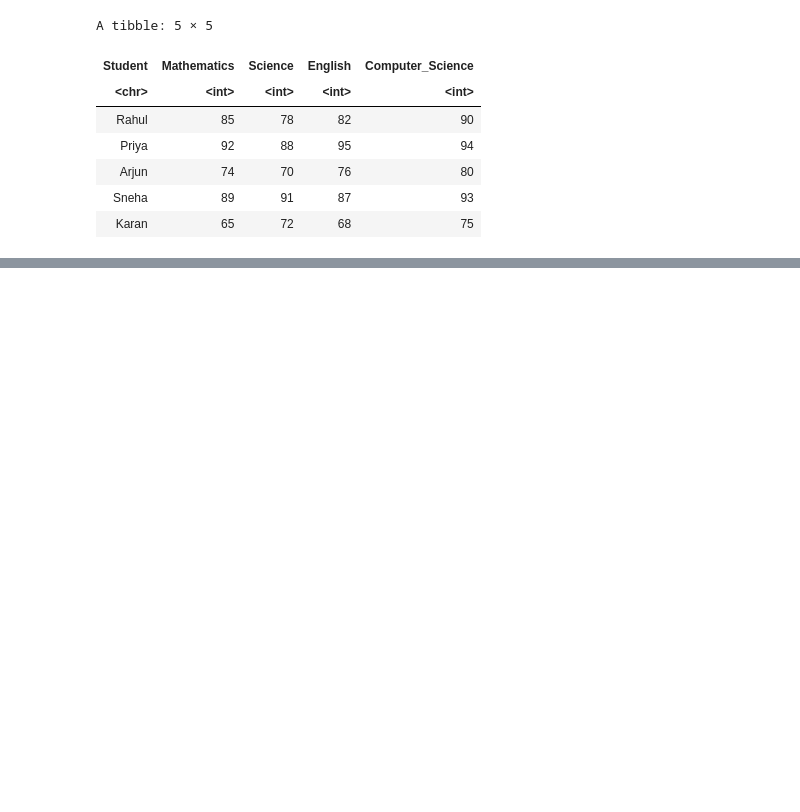
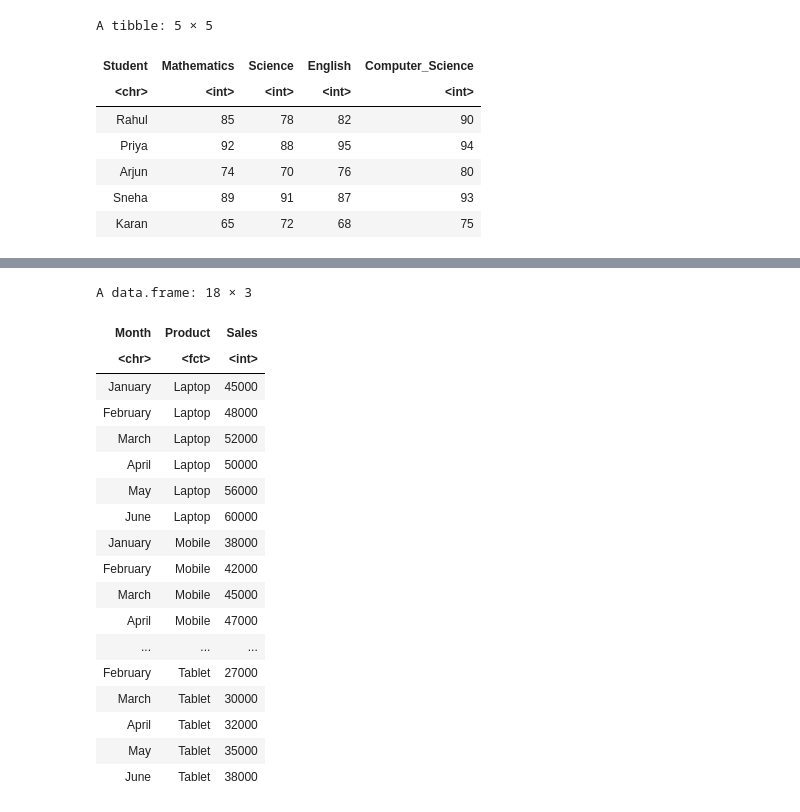
Before and after one commit to KeshavFTW099/R_Programming, a Jupyter notebook: Inference_InR.ipynb, the cells around one changed output, grey strips where cells are left out. Cells and saved outputs as stored; diff of their text form; code cells hidden in the pictures; blank space fills up the shorter version.

```diff
--- a/Inference_InR.ipynb
+++ b/Inference_InR.ipynb
@@ -266,0 +291,6 @@ Wide format makes it easier to compare
+# %%
+library(reshape2)
+
+sales <- read.csv("/content/monthlysales99.csv")
+
+sales
@@ -266,0 +307,29 @@ Wide format makes it easier to compare
+# %%
+sales_long <- melt(
+  sales,
+  id.vars = "Month",
+  variable.name = "Product",
+  value.name = "Sales"
+)
+
+sales_long
+# %% [output]
+A data.frame: 18 × 3
+| Month | Product | Sales |
+| <chr> | <fct> | <int> |
+| January | Laptop | 45000 |
+| February | Laptop | 48000 |
+| March | Laptop | 52000 |
+| April | Laptop | 50000 |
+| May | Laptop | 56000 |
+| June | Laptop | 60000 |
+| January | Mobile | 38000 |
+| February | Mobile | 42000 |
+| March | Mobile | 45000 |
+| April | Mobile | 47000 |
+| ... | ... | ... |
+| February | Tablet | 27000 |
+| March | Tablet | 30000 |
+| April | Tablet | 32000 |
+| May | Tablet | 35000 |
+| June | Tablet | 38000 |
```
Also changed, not shown: parts of 13 cells of this notebook.
